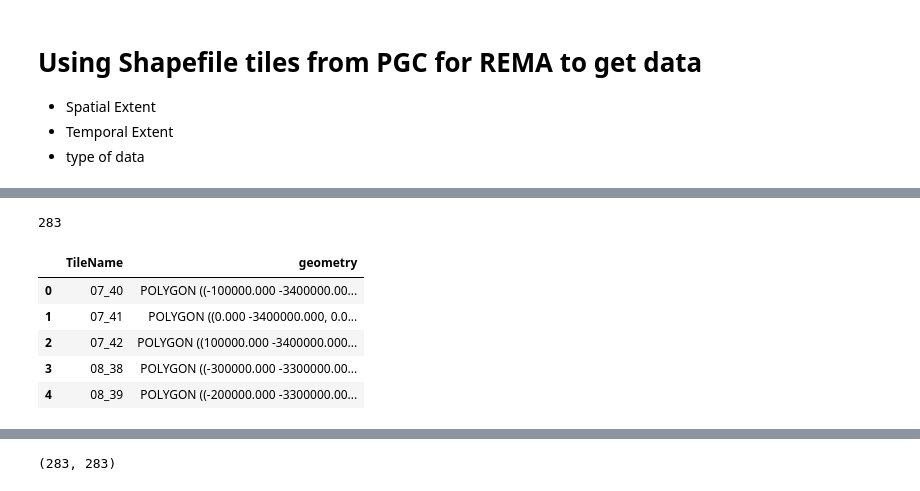
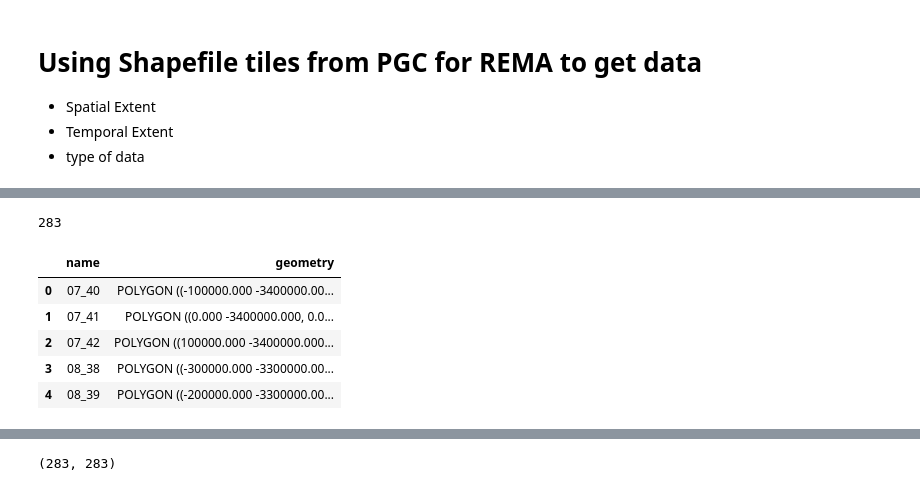
Before and after one commit to bidhya/icesat2, a Jupyter notebook: 04_c_GreenlandTiles.ipynb, the cells around one changed output, grey strips where cells are left out. Saved outputs shown, nothing was run; the diff lists cells and outputs as text; code cells hidden in the pictures.

```diff
--- a/04_c_GreenlandTiles.ipynb
+++ b/04_c_GreenlandTiles.ipynb
@@ -23,12 +22,14 @@ WARNING:param.main: pandas could not register all extension types imports failed
 # %%
 # tile = gpd.read_file('/fs/project/howat.4/icesat2/antarctica_ATL06/REMA_Tile_Index/REMA_Tile_Index_Rel1_1.shp')
 tile = gpd.read_file('/fs/project/howat.4/icesat2/ancillary/ArcticDEMTiles_Greenland/ArcticDEMTiles_Greenland.shp')
-tile.crs = 'EPSG:3413' #since, prj file was not supplied
+# tile.crs = 'EPSG:3413' #since, prj file was not supplied
+# tile.columns = ['name', 'geometry'] ## To reconsile with field names of existing REMA shapefile
+# tile.to_file('/fs/project/howat.4/icesat2/ancillary/ArcticDEMTiles_Greenland/ArcticDEMTiles_Greenland.shp')
 print(len(tile))
 tile.head()
 # %% [output]
 283
-|  | TileName | geometry |
+|  | name | geometry |
 | 0 | 07_40 | POLYGON ((-100000.000 -3400000.00... |
 | 1 | 07_41 | POLYGON ((0.000 -3400000.000, 0.0... |
 | 2 | 07_42 | POLYGON ((100000.000 -3400000.000... |
```
Also changed, not shown: parts of 20 cells of this notebook, 5 other files.
